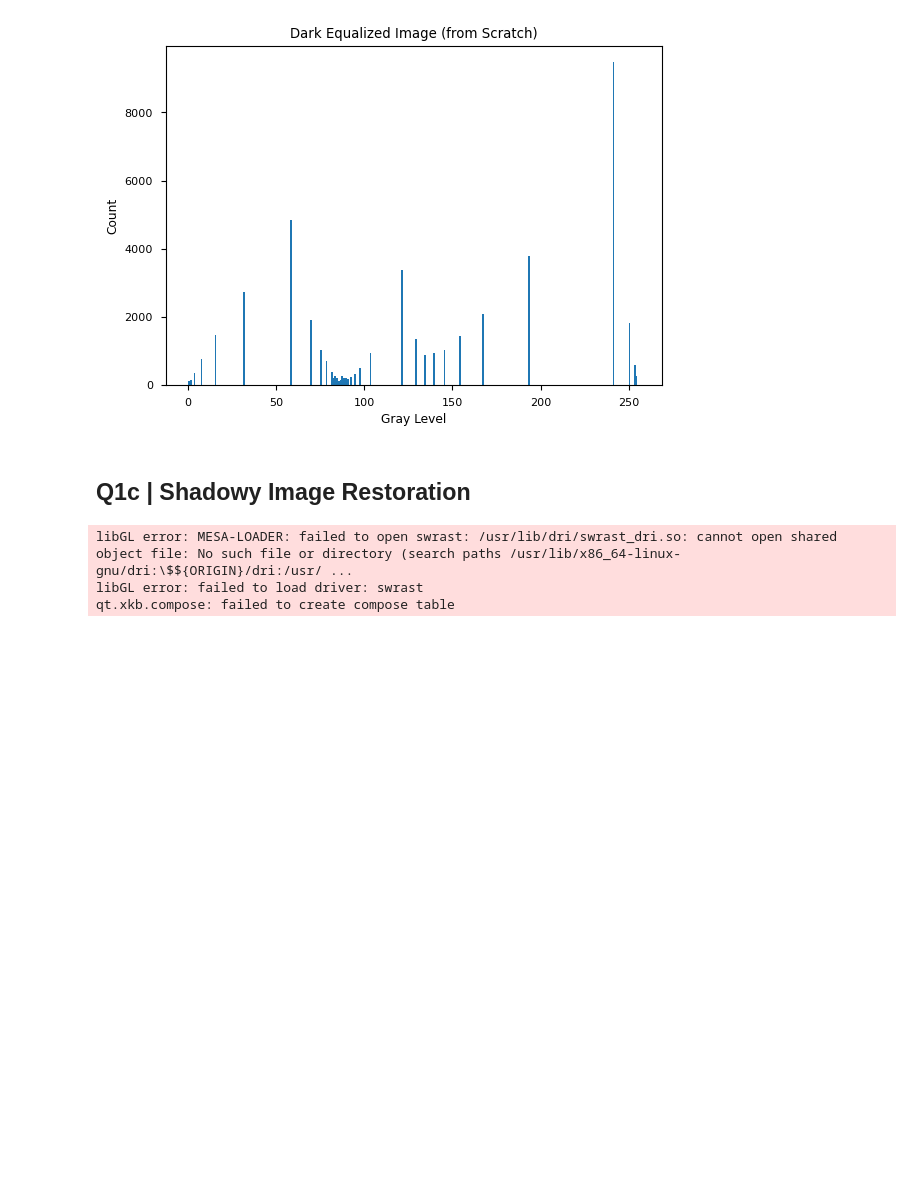
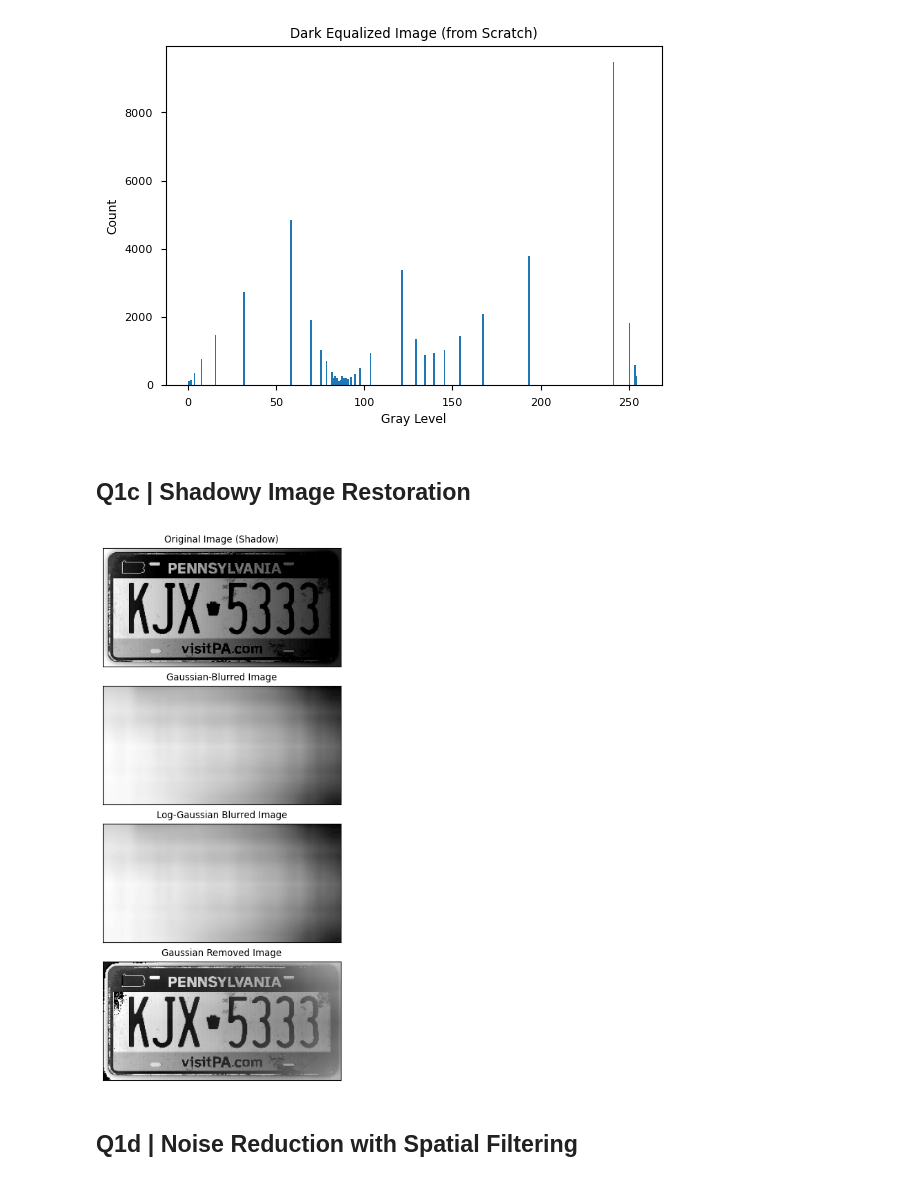
Before and after one commit to SparrowHere/img-procc, a Jupyter notebook: src/test.ipynb, the cells around one changed output. Saved outputs shown, nothing was run; the diff lists cells and outputs as text; code cells hidden in the pictures; blank space fills up the shorter version.

```diff
--- a/src/test.ipynb
+++ b/src/test.ipynb
@@ -307,71 +309,33 @@ plt.style.use("seaborn-v0_8-paper")
 Path: str = "/home/sparrow/cv/images"
 img_shadow: np.ndarray = cv2.imread(Path + "/shadow9.jpg")
 
 # Converting images to Grayscale U8
 img_shadow = cv2.cvtColor(img_shadow, cv2.COLOR_RGB2GRAY)
 
 # Get Gaussian-Blurred Image
 img_shadow_gauss = cv2.GaussianBlur(
     img_shadow,
     (75, 75),
     sigmaX = 128,
     sigmaY = 128
 )
 
 cv2.imshow("Image with Gaussian Blur", img_shadow_gauss)
 
 img_shadow_log = np.log(1 + img_shadow_gauss.astype(np.float32))
 img_shadow_gauss = 255 * (img_shadow_log / img_shadow_log.max())
 img_shadow_log_gauss = np.uint8(img_shadow_gauss)
 
 cv2.imshow("Image with Log-Gaussian Blur", img_shadow_log_gauss)
 
 # Substracting the blurred image from the original image
 img_shadow_removed = img_shadow - img_shadow_log_gauss
 
 # Show new image
 cv2.imshow("New Image", img_shadow_removed)
 cv2.waitKey(0)
 cv2.destroyAllWindows()
-
-fig, ax = plt.subplots(
-    4, 1,
-    figsize = (4, 8),
-    constrained_layout = True
-)
-
-ax[0].imshow(
-    img_shadow,
-    cmap = "gray",
-    label = "Original Image (Shadow)"
-);
-ax[0].set_title("Original Image (Shadow)");
-
-ax[1].imshow(
-    img_shadow_gauss,
-    cmap = "gray",
-    label = "Image with Gaussian Blur"
-);
-ax[1].set_title("Gaussian-Blurred Image");
-
-ax[2].imshow(
-    img_shadow_log_gauss,
-    cmap = "gray",
-    label = "Image with Log-Gaussian Blur"
-);
-ax[2].set_title("Log-Gaussian Blurred Image")
-
-ax[3].imshow(
-    img_shadow_removed,
-    cmap = "gray",
-    label = "Image with Gaussian Removed"
-);
-ax[3].set_title("Gaussian Removed Image")
-# Remove axes ticks
-for ax in ax:
-    ax.set_xticks([])
-    ax.set_yticks([])
 # %% [output]
-libGL error: MESA-LOADER: failed to open swrast: /usr/lib/dri/swrast_dri.so: cannot open shared object file: No such file or directory (search paths /usr/lib/x86_64-linux-gnu/dri:\$${ORIGIN}/dri:/usr/ ...
-libGL error: failed to load driver: swrast
-qt.xkb.compose: failed to create compose table
+[figure, added]
+# %% [markdown]
+## Q1d | Noise Reduction with Spatial Filtering
```
Also changed, not shown: parts of 2 cells of this notebook, 4 other files.
